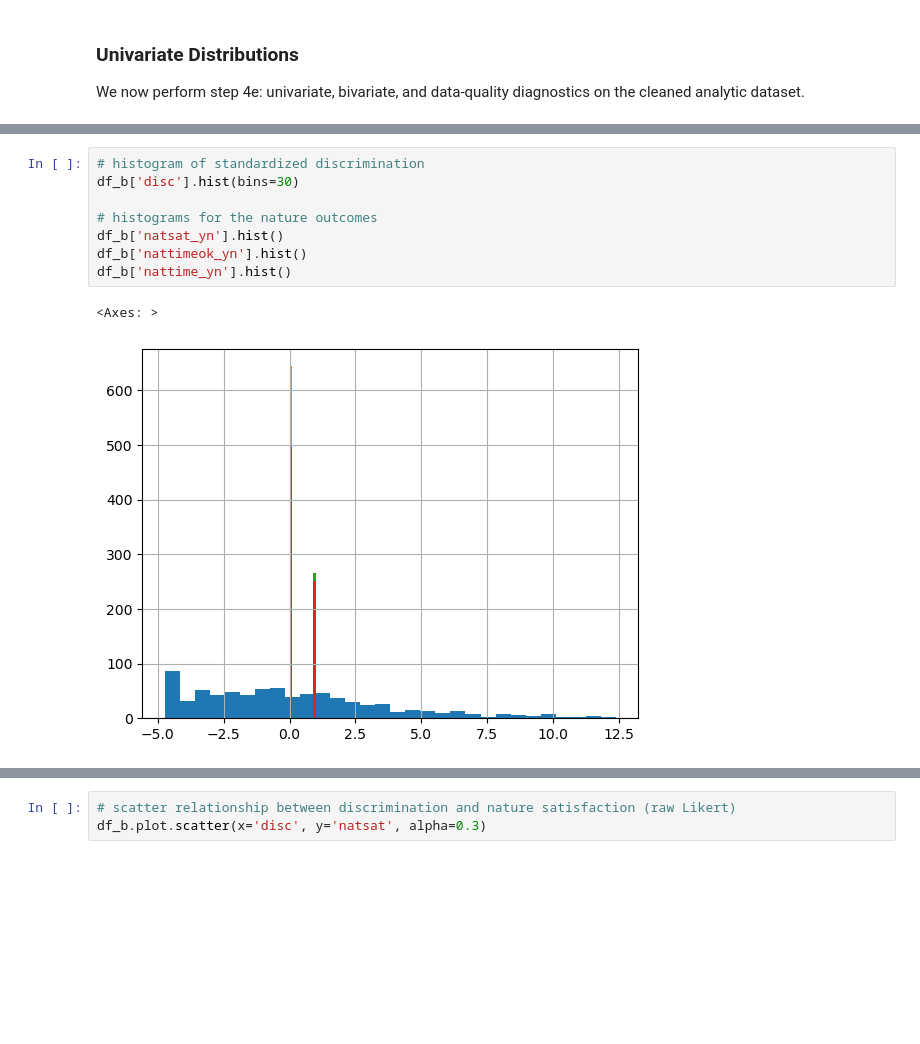
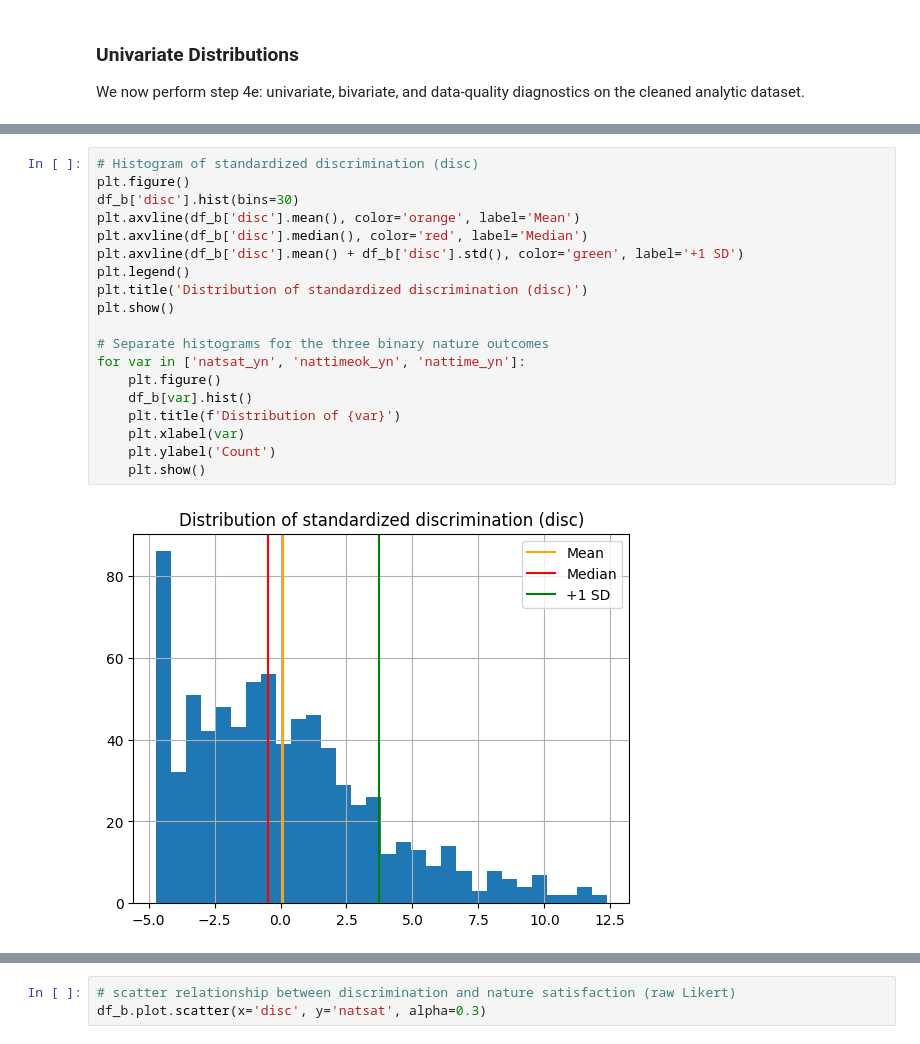
Before and after one commit to Mabus00/CSCI_6055_R, a Jupyter notebook: CSCI_6055_project.ipynb, the cells around one changed output, grey strips where cells are left out. Saved outputs shown, nothing was run; the diff lists cells and outputs as text; blank space fills up the shorter version.

Commit message:
completed histogram analysis

```diff
--- a/CSCI_6055_project.ipynb
+++ b/CSCI_6055_project.ipynb
@@ -214,11 +297,21 @@ Name: count, dtype: int64
 # %%
-# histogram of standardized discrimination
+# Histogram of standardized discrimination (disc)
+plt.figure()
 df_b['disc'].hist(bins=30)
+plt.axvline(df_b['disc'].mean(), color='orange', label='Mean')
+plt.axvline(df_b['disc'].median(), color='red', label='Median')
+plt.axvline(df_b['disc'].mean() + df_b['disc'].std(), color='green', label='+1 SD')
+plt.legend()
+plt.title('Distribution of standardized discrimination (disc)')
+plt.show()
 
-# histograms for the nature outcomes
-df_b['natsat_yn'].hist()
-df_b['nattimeok_yn'].hist()
-df_b['nattime_yn'].hist()
+# Separate histograms for the three binary nature outcomes
+for var in ['natsat_yn', 'nattimeok_yn', 'nattime_yn']:
+    plt.figure()
+    df_b[var].hist()
+    plt.title(f'Distribution of {var}')
+    plt.xlabel(var)
+    plt.ylabel('Count')
+    plt.show()
 # %% [output]
-<Axes: >
-[figure, old version]
+[figure, new version]
```
Also changed, not shown: parts of 15 cells of this notebook.
